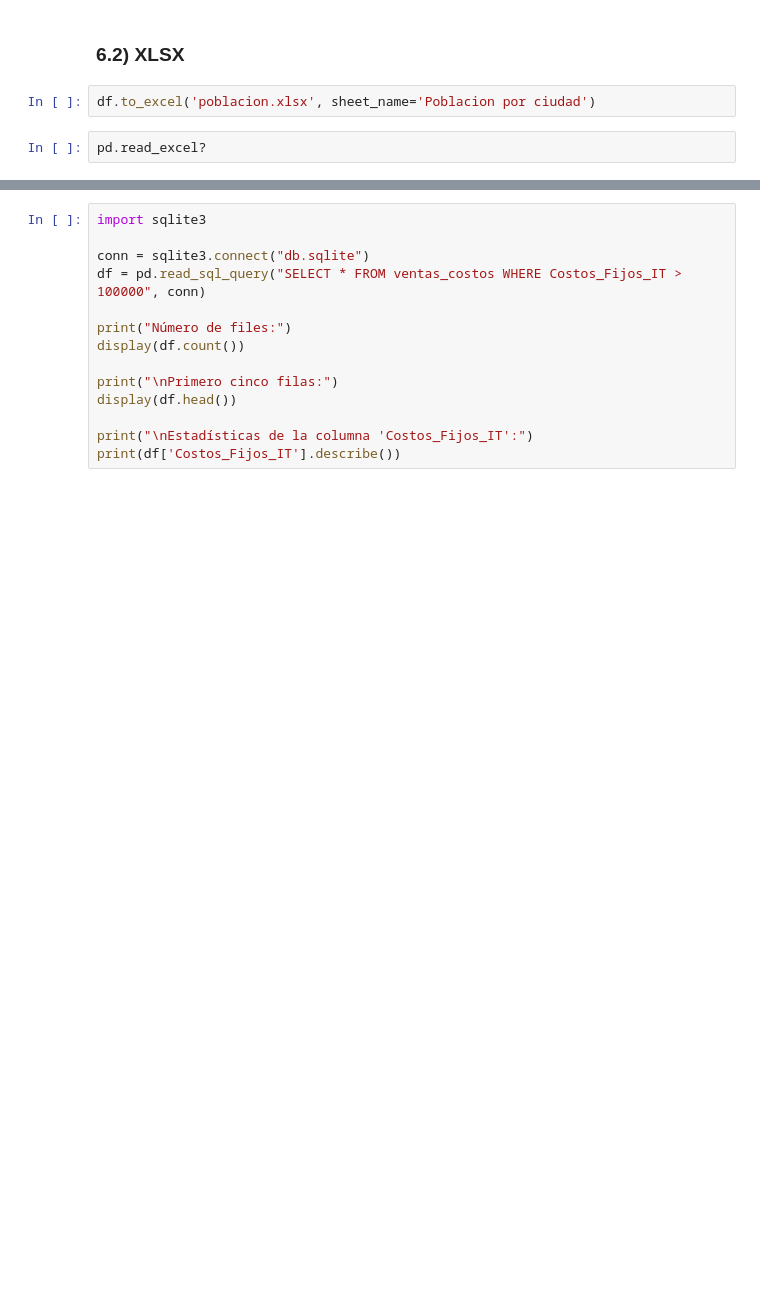
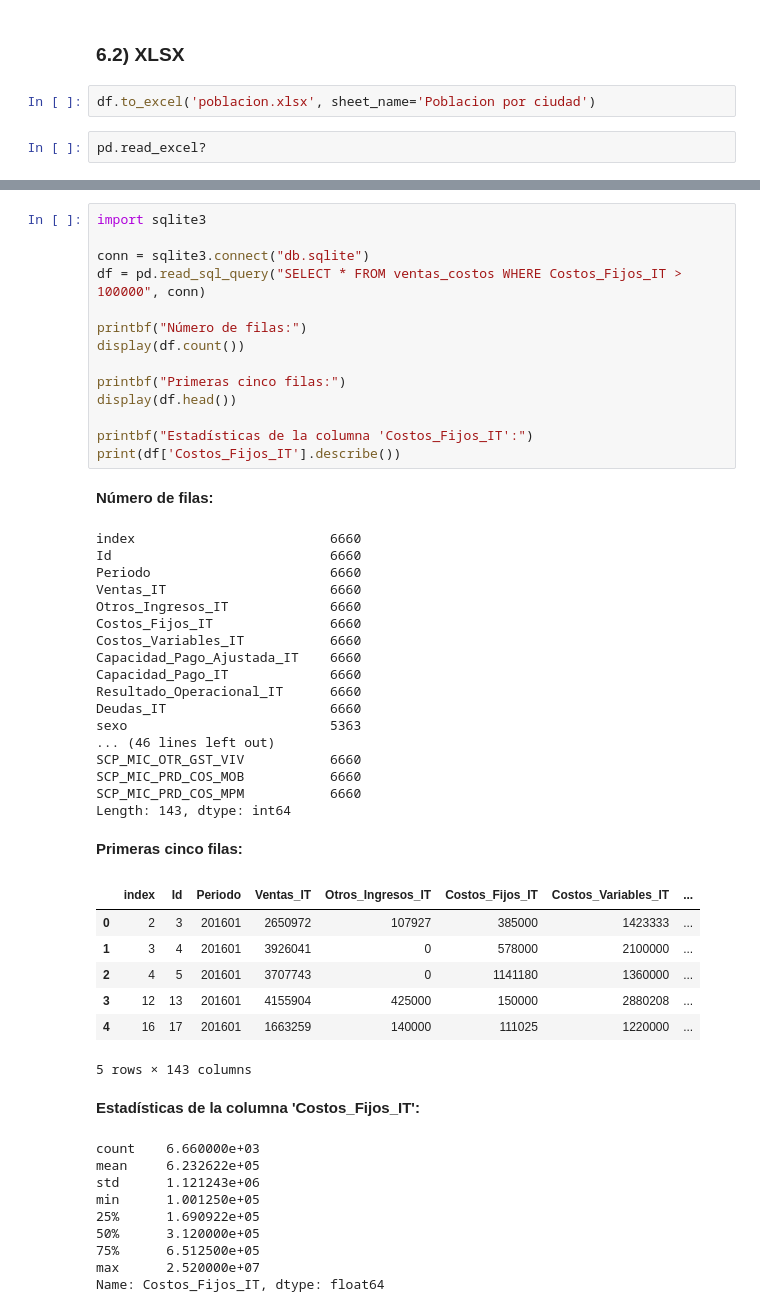
Before and after one commit to GAMES-UChile/Curso-BancoEstado, a Jupyter notebook: modulo3/modulo3.ipynb, the cells around one changed output, grey strips where cells are left out. Saved outputs shown, nothing was run; the diff lists cells and outputs as text; blank space fills up the shorter version.

```diff
--- a/modulo3/modulo3.ipynb
+++ b/modulo3/modulo3.ipynb
@@ -686,14 +742,51 @@ df = psql.frame_query("SELECT * FROM <tablename>", conn)
 # %%
 import sqlite3
 
 conn = sqlite3.connect("db.sqlite")
 df = pd.read_sql_query("SELECT * FROM ventas_costos WHERE Costos_Fijos_IT > 100000", conn)
 
-print("Número de files:")
+printbf("Número de filas:")
 display(df.count())
 
-print("\nPrimero cinco filas:")
+printbf("Primeras cinco filas:")
 display(df.head())
 
-print("\nEstadísticas de la columna 'Costos_Fijos_IT':")
+printbf("Estadísticas de la columna 'Costos_Fijos_IT':")
 print(df['Costos_Fijos_IT'].describe())
+# %% [output]
+**Número de filas:**
+index                         6660
+Id                            6660
+Periodo                       6660
+Ventas_IT                     6660
+Otros_Ingresos_IT             6660
+Costos_Fijos_IT               6660
+Costos_Variables_IT           6660
+Capacidad_Pago_Ajustada_IT    6660
+Capacidad_Pago_IT             6660
+Resultado_Operacional_IT      6660
+Deudas_IT                     6660
+sexo                          5363
+... (46 lines left out)
+SCP_MIC_OTR_GST_VIV           6660
+SCP_MIC_PRD_COS_MOB           6660
+SCP_MIC_PRD_COS_MPM           6660
+Length: 143, dtype: int64
+**Primeras cinco filas:**
+|  | index | Id | Periodo | Ventas_IT | Otros_Ingresos_IT | Costos_Fijos_IT | Costos_Variables_IT | ... |
+| 0 | 2 | 3 | 201601 | 2650972 | 107927 | 385000 | 1423333 | ... |
+| 1 | 3 | 4 | 201601 | 3926041 | 0 | 578000 | 2100000 | ... |
+| 2 | 4 | 5 | 201601 | 3707743 | 0 | 1141180 | 1360000 | ... |
+| 3 | 12 | 13 | 201601 | 4155904 | 425000 | 150000 | 2880208 | ... |
+| 4 | 16 | 17 | 201601 | 1663259 | 140000 | 111025 | 1220000 | ... |
+5 rows × 143 columns
+**Estadísticas de la columna 'Costos_Fijos_IT':**
+count    6.660000e+03
+mean     6.232622e+05
+std      1.121243e+06
+min      1.001250e+05
+25%      1.690922e+05
+50%      3.120000e+05
+75%      6.512500e+05
+max      2.520000e+07
+Name: Costos_Fijos_IT, dtype: float64
```
Also changed, not shown: parts of 21 cells of this notebook, 2 other files.
